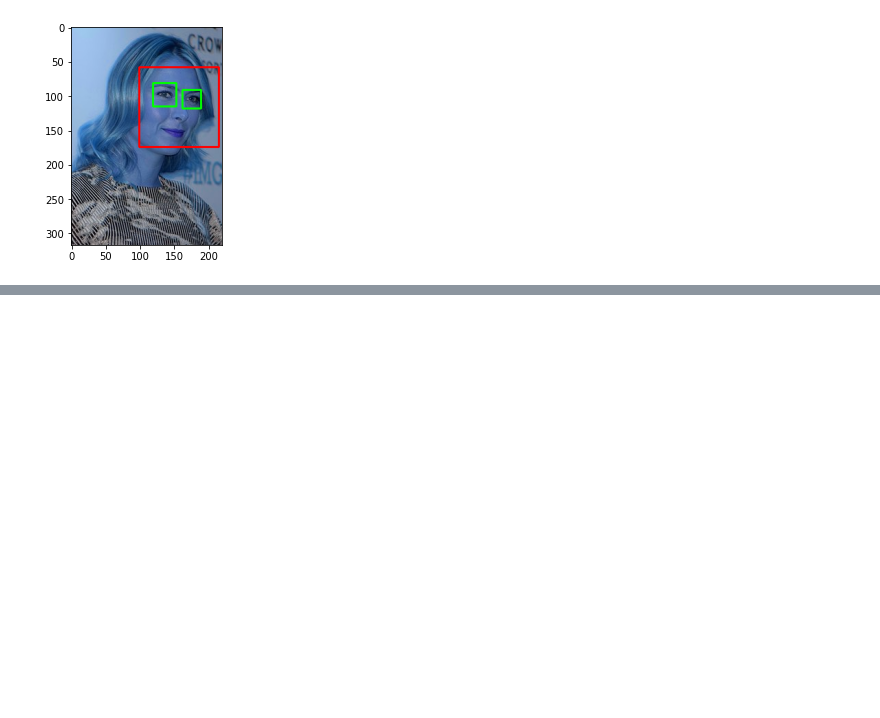
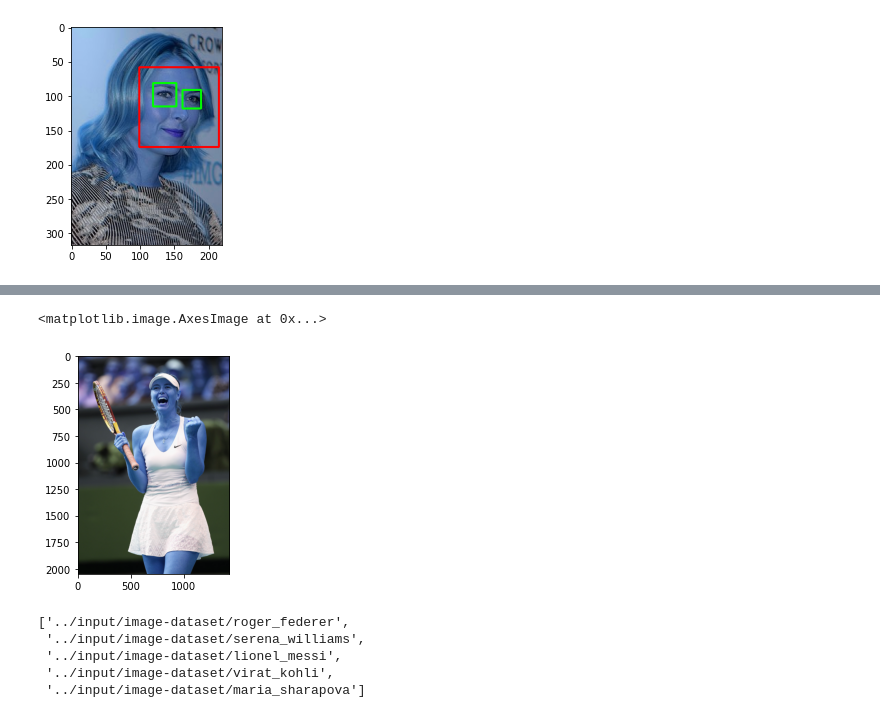
Before and after one commit to Vidharshan/FindTheFace, a Jupyter notebook: findtheface.ipynb, the cells around one changed output, grey strips where cells are left out. Cells and saved outputs as stored; diff of their text form; code cells hidden in the pictures; blank space fills up the shorter version.

```diff
--- a/findtheface.ipynb
+++ b/findtheface.ipynb
@@ -103,0 +132,6 @@ plt.show()
+# %%
+original_img_invalid = cv2.imread('../input/test-images/maria.jpg')
+plt.imshow(original_img_invalid)
+# %% [output]
+<matplotlib.image.AxesImage at 0x...>
+[figure, added]
@@ -103,0 +144,14 @@ plt.show()
+# %%
+import os
+img_dirs=[]
+for entry in os.scandir(path_to_data):
+    if entry.is_dir():
+        img_dirs.append(entry.path)
+
+img_dirs
+# %% [output]
+['../input/image-dataset/roger_federer',
+ '../input/image-dataset/serena_williams',
+ '../input/image-dataset/lionel_messi',
+ '../input/image-dataset/virat_kohli',
+ '../input/image-dataset/maria_sharapova']
```
Also changed, not shown: parts of 9 cells of this notebook.
